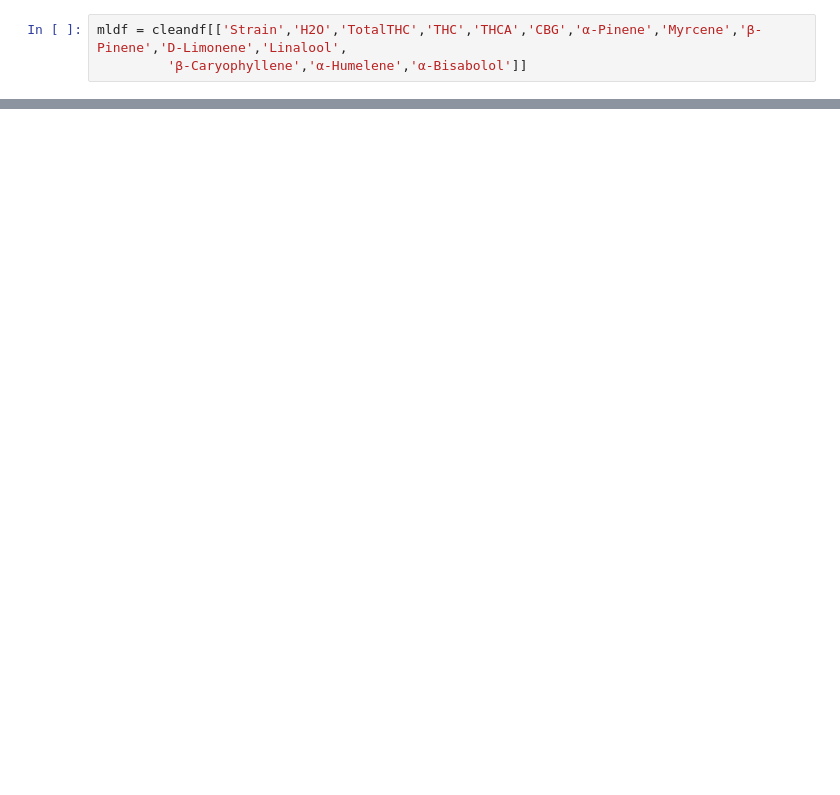
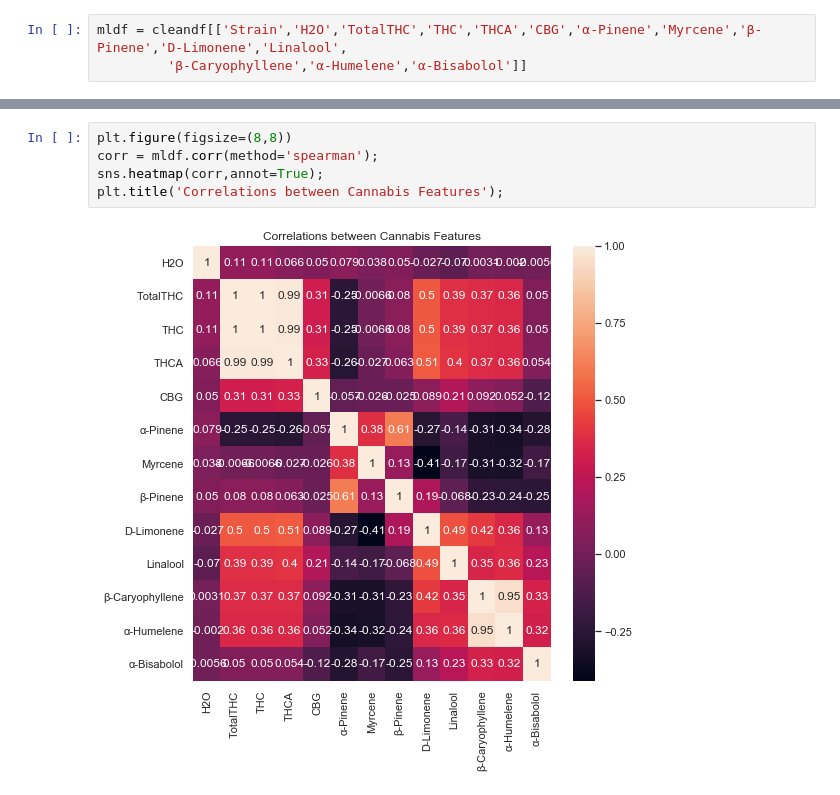
Before and after one commit to kavehamini/Cannabis_Project, a Jupyter notebook: Cannabis_Project.ipynb, the cells around one changed output, grey strips where cells are left out. Saved outputs shown, nothing was run; the diff lists cells and outputs as text; blank space fills up the shorter version.

```diff
--- a/Cannabis_Project.ipynb
+++ b/Cannabis_Project.ipynb
@@ -209,0 +400,7 @@ mldf.head()
+# %%
+plt.figure(figsize=(8,8))
+corr = mldf.corr(method='spearman');
+sns.heatmap(corr,annot=True);
+plt.title('Correlations between Cannabis Features');
+# %% [output]
+[figure, added]
```
Also changed, not shown: parts of 27 cells of this notebook.
